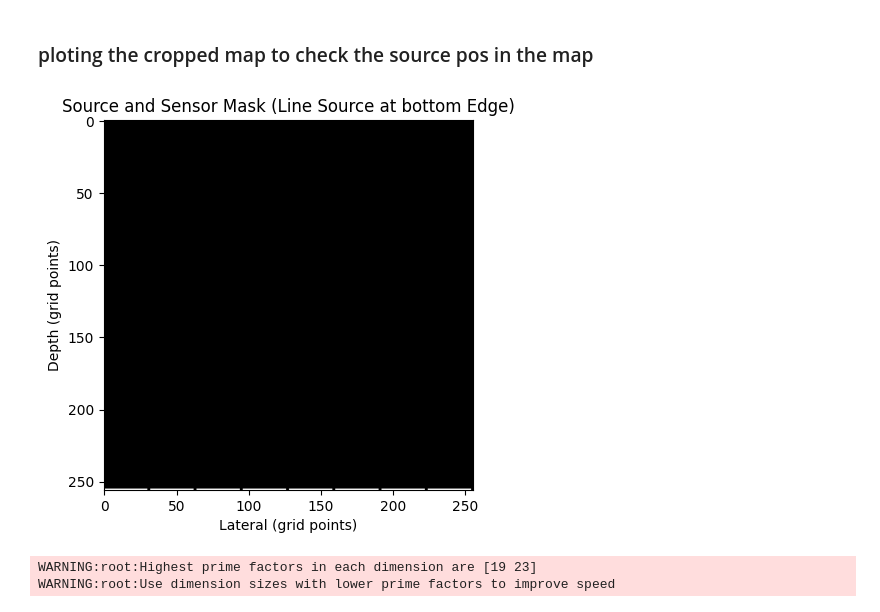
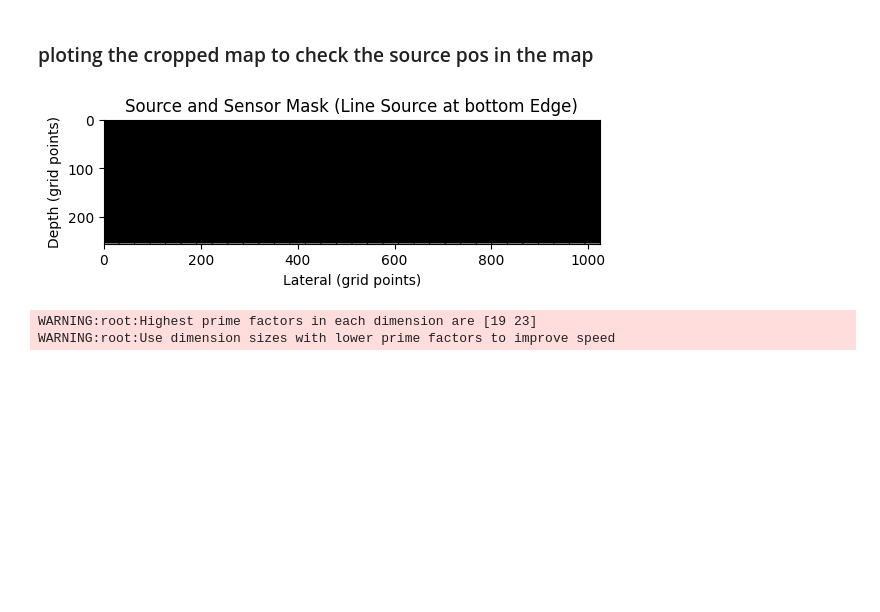
Before and after one commit to aliradameli/kwave-Breast-Tissue-Modeling, a Jupyter notebook: Tissue_Simulation.ipynb, the cells around one changed output. Cells and saved outputs as stored; diff of their text form; code cells hidden in the pictures; blank space fills up the shorter version.

Commit message:
some calculations and plotting to check the source and sensor mask in the map

```diff
--- a/Tissue_Simulation.ipynb
+++ b/Tissue_Simulation.ipynb
@@ -9,6 +9,9 @@ from kwave.kmedium import kWaveMedium
 from kwave.ksource import kSource
 from kwave.ksensor import kSensor
 from kwave.kspaceFirstOrder2D import kspaceFirstOrder2D
+from decimal import Decimal
+
+plt.style.use('default')
 # %%
 rndseed = 42
 np.random.seed(rndseed)
@@ -327,16 +334,16 @@ array([[False, False, False, ..., False, False,  True],
 # %% [markdown]
 ### ploting the cropped map to check the source pos in the map
 # %%
-cropped_map = s_mask[Nx//2-Nx-len(imaging_area_last_row)//8:Nx//2+len(imaging_area_last_row)//8,Ny-len(imaging_area_last_row)//4:Ny]
+cropped_map = s_mask[Nx//2-Nx-len(imaging_area_last_row)//2:Nx//2+len(imaging_area_last_row)//2,Ny-len(imaging_area_last_row)//4:Ny]
 
 #ploting the cropped map to check the source pos in the map
 plt.imshow(cropped_map.T, cmap='gray')
 plt.title('Source and Sensor Mask (Line Source at bottom Edge)')
 plt.xlabel('Lateral (grid points)')
 plt.ylabel('Depth (grid points)')
 plt.show()
 # %% [output]
-[figure, old version]
+[figure, new version]
 # %%
 # 1. Create the base pulse (Tone Burst)
 source = kSource()
```
Also changed, not shown: parts of 4 cells of this notebook.
